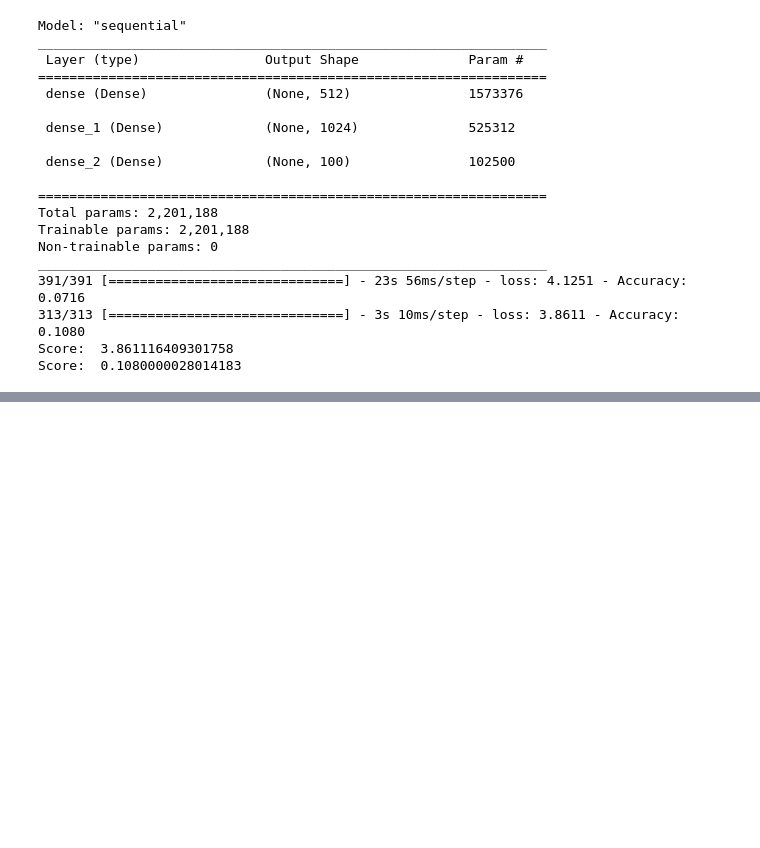
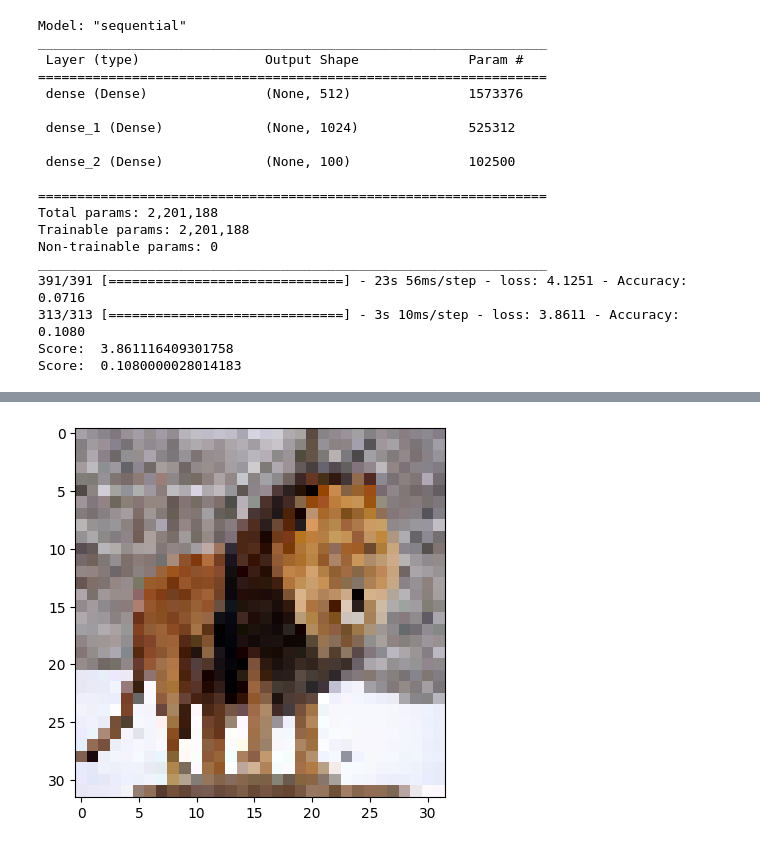
Before and after one commit to Nguyenhaoanhh/Anh-Hao, a Jupyter notebook: Cifar100_Model.ipynb, the cells around one changed output, grey strips where cells are left out. Cells and saved outputs as stored; diff of their text form; code cells hidden in the pictures; blank space fills up the shorter version.

```diff
--- a/Cifar100_Model.ipynb
+++ b/Cifar100_Model.ipynb
@@ -117,0 +101,27 @@ array([26])
+# %%
+# Test Model
+model100=load_model('/content/cifar100.h5')
+
+img = load_img('/content/lion.jpg',target_size=(32,32))
+
+plt.imshow(img)
+plt.show
+
+img = img_to_array(img)
+img = img.reshape(1,32*32*3)
+img = img.astype('float32')
+img = img/255
+c = ['beaver','dolphin', 'otter', 'seal', 'whale','aquarium fish', 'flatfish', 'ray', 'shark', 'trout',
+    'orchids', 'poppies', 'roses', 'sunflowers', 'tulips','bottles', 'bowls', 'cans', 'cups', 'plates',
+     'apples', 'mushrooms', 'oranges', 'pears', 'sweet peppers','clock', 'computer keyboard', 'lamp', 'telephone', 'television',
+     'bed', 'chair','couch', 'table', 'wardrobe','bee', 'beetle', 'butterfly', 'caterpillar', 'cockroach',
+     'bear', 'leopard', 'lion', 'tiger', 'wolf','bridge', 'castle', 'house', 'road', 'skyscraper',
+     'cloud', 'forest', 'mountain', 'plain', 'sea','camel', 'cattle', 'chimpanzee', 'elephant', 'kangaroo',
+     'fox', 'porcupine', 'possum', 'raccoon', 'skunk','crab', 'lobster', 'snail', 'spider', 'worm',
+     'baby', 'boy', 'girl', 'man', 'woman','crocodile', 'dinosaur', 'lizard', 'snake', 'turtle',
+     'hamster', 'mouse', 'rabbit', 'shrew', 'squirrel','maple', 'oak', 'palm', 'pine', 'willow',
+      'bicycle', 'bus', 'motorcycle', 'pickup truck', 'train','lawn-mower', 'rocket', 'streetcar', 'tank', 'tractor']
+kq = np.argmax(model100.predict(img))
+#print(kq,type(kq))
+print('Output: ',kq,',',c[kq-1])
+# %% [output]
@@ -117,0 +130 @@ array([26])
+[figure, added]
```
Also changed, not shown: parts of 3 cells of this notebook.
